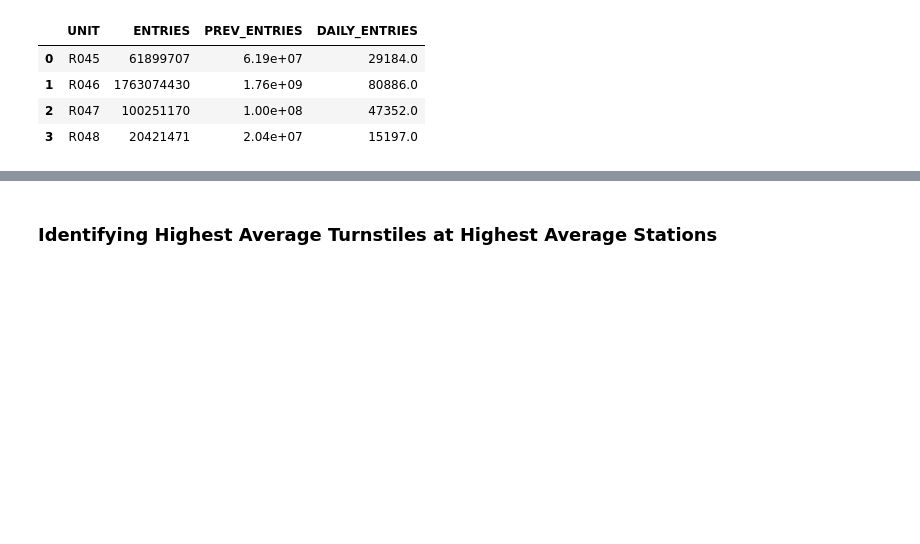
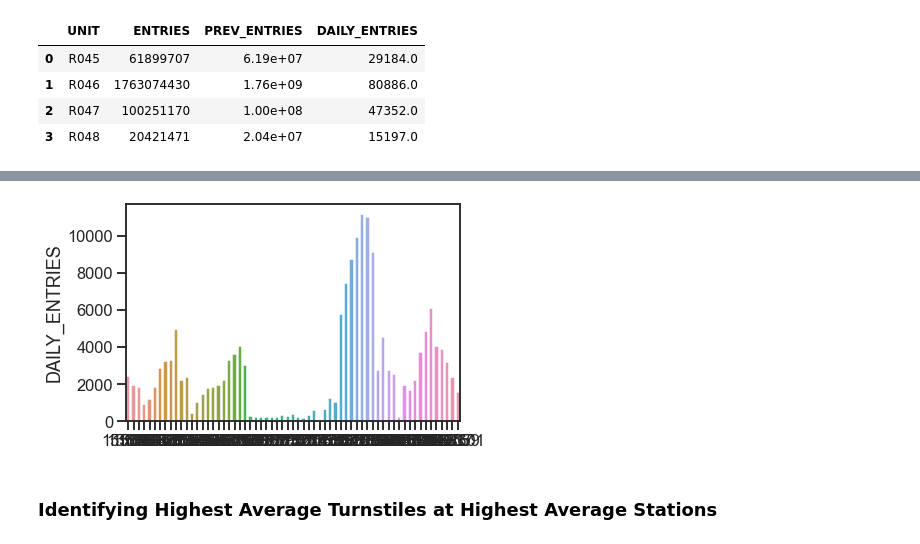
Before and after one commit to jlmartin100/Metis_Projects, a Jupyter notebook: Project_1/Project_1_Final_JLM.ipynb, the cells around one changed output, grey strips where cells are left out. Drawn from its saved outputs; the diff is of its cells as text; code cells hidden in the pictures; blank space fills up the shorter version.

Commit message:
added JGM's final figure & code

```diff
--- a/Project_1/Project_1_Final_JLM.ipynb
+++ b/Project_1/Project_1_Final_JLM.ipynb
@@ -510,3 +508,11 @@ sns.barplot(data=df_single_day_unit, x = 'UNIT', y ='DAILY_ENTRIES');
+# %%
+# Plot the daily entries for the Control Areas (['C/A']) within Grand Central Station
+# ('GRD CNTRL-42 ST') for a single day, Wednesday, May 15, 2019.
+
+ca_grouped = sns.barplot(x=df_single_day.index, y='DAILY_ENTRIES', data=df_single_day)
+#ca_grouped.figure.savefig('may_15_2019_daily_ent_v_index_CA.svg')
+# %% [output]
+[figure, added]
 # %% [markdown]
 ### Identifying Highest Average Turnstiles at Highest Average Stations
 # %% [markdown]
```
Also changed, not shown: parts of 5 cells of this notebook, 1 other file.
